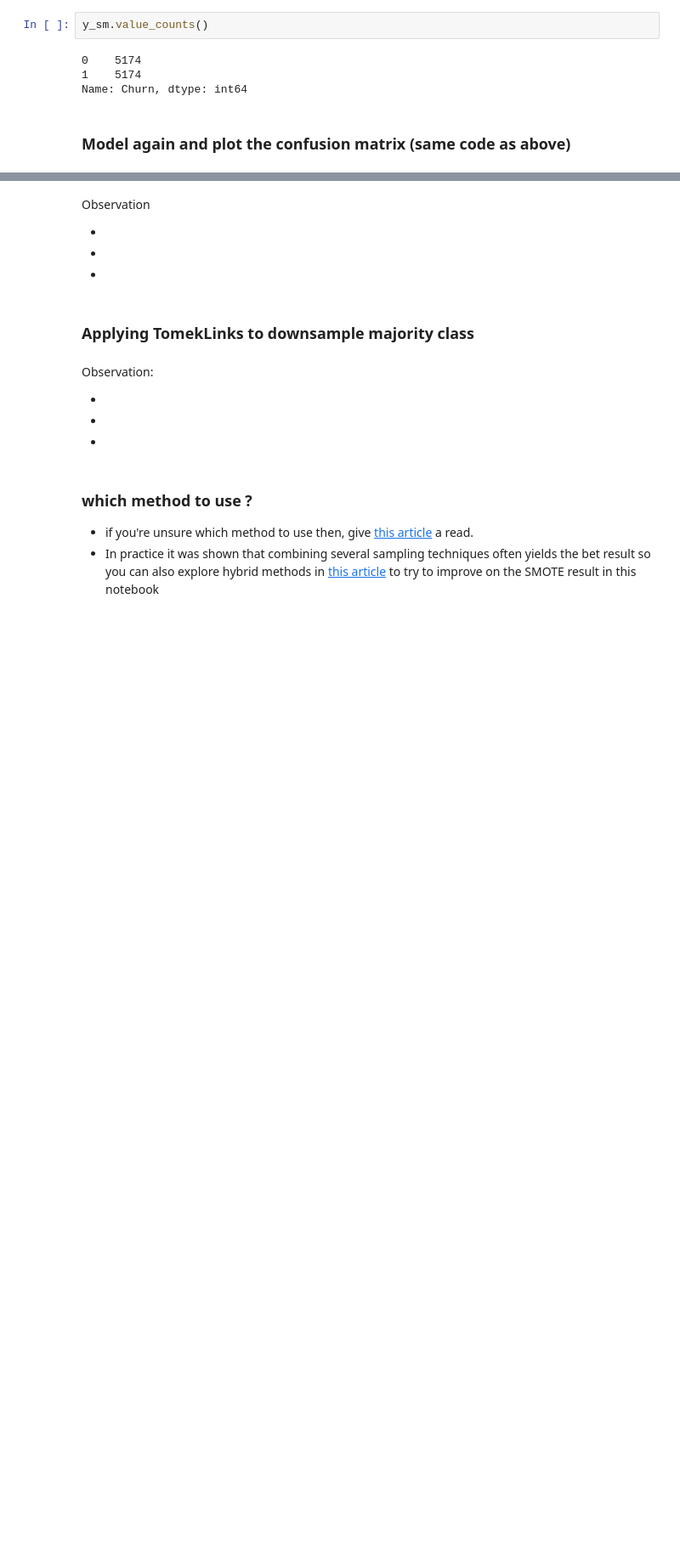
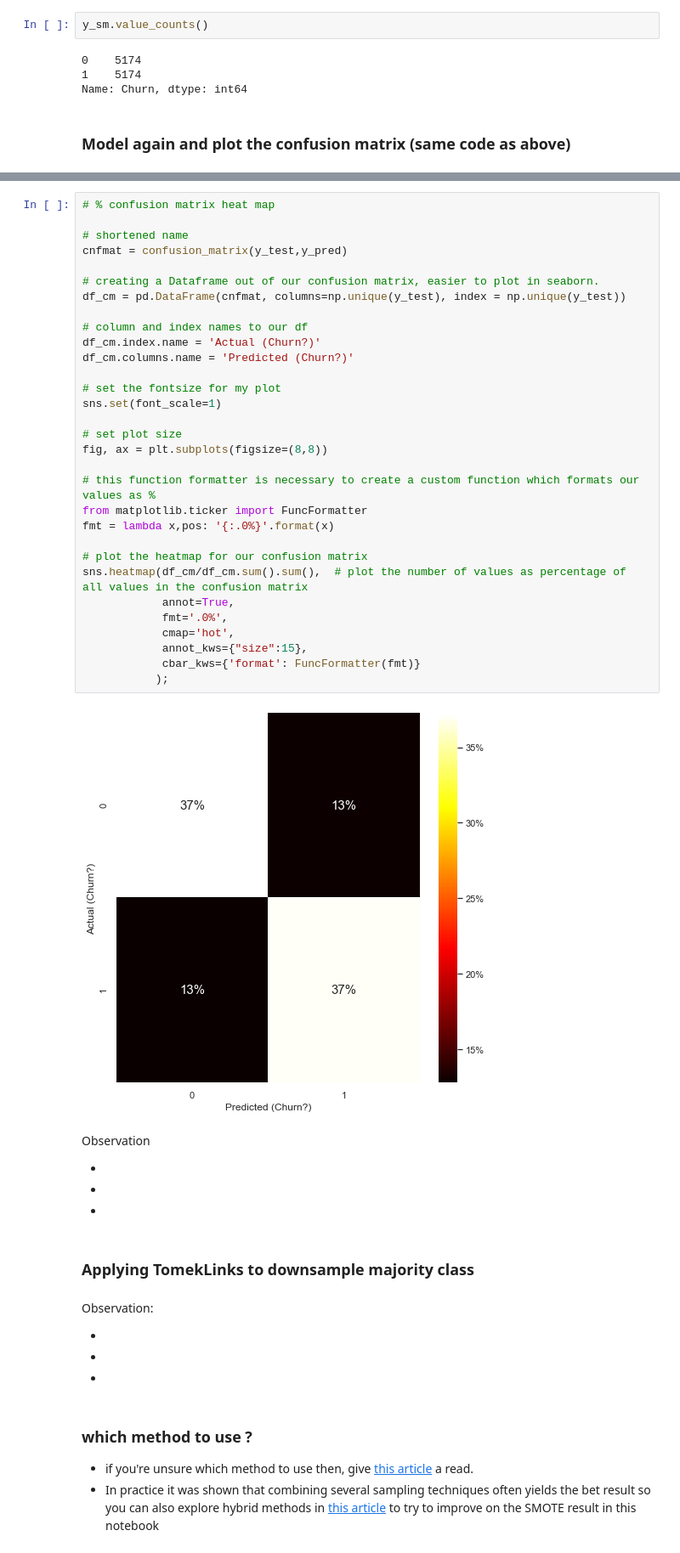
Before and after one commit to mmartammarti/IronMarta, a Jupyter notebook: Day_18_/imbalanced_classes_sampling_techniques.ipynb, the cells around one changed output, grey strips where cells are left out. Shown at 85% size. Drawn from its saved outputs; the diff is of its cells as text; blank space fills up the shorter version.

```diff
--- a/Day_18_/imbalanced_classes_sampling_techniques.ipynb
+++ b/Day_18_/imbalanced_classes_sampling_techniques.ipynb
@@ -173,3 +191,36 @@ ValueError: not enough values to unpack (expected 4, got 2)
+# %%
+# % confusion matrix heat map
+
+# shortened name
+cnfmat = confusion_matrix(y_test,y_pred)
+
+# creating a Dataframe out of our confusion matrix, easier to plot in seaborn.
+df_cm = pd.DataFrame(cnfmat, columns=np.unique(y_test), index = np.unique(y_test))
+
+# column and index names to our df
+df_cm.index.name = 'Actual (Churn?)'
+df_cm.columns.name = 'Predicted (Churn?)'
+
+# set the fontsize for my plot
+sns.set(font_scale=1)
+
+# set plot size
+fig, ax = plt.subplots(figsize=(8,8))
+
+# this function formatter is necessary to create a custom function which formats our values as %
+from matplotlib.ticker import FuncFormatter
+fmt = lambda x,pos: '{:.0%}'.format(x)
+
+# plot the heatmap for our confusion matrix
+sns.heatmap(df_cm/df_cm.sum().sum(),  # plot the number of values as percentage of all values in the confusion matrix
+            annot=True,
+            fmt='.0%',
+            cmap='hot',
+            annot_kws={"size":15},
+            cbar_kws={'format': FuncFormatter(fmt)}
+           );
+# %% [output]
+[figure, added]
 # %% [markdown]
 Observation
 
```
Also changed, not shown: parts of 13 cells of this notebook, 35 other files.
